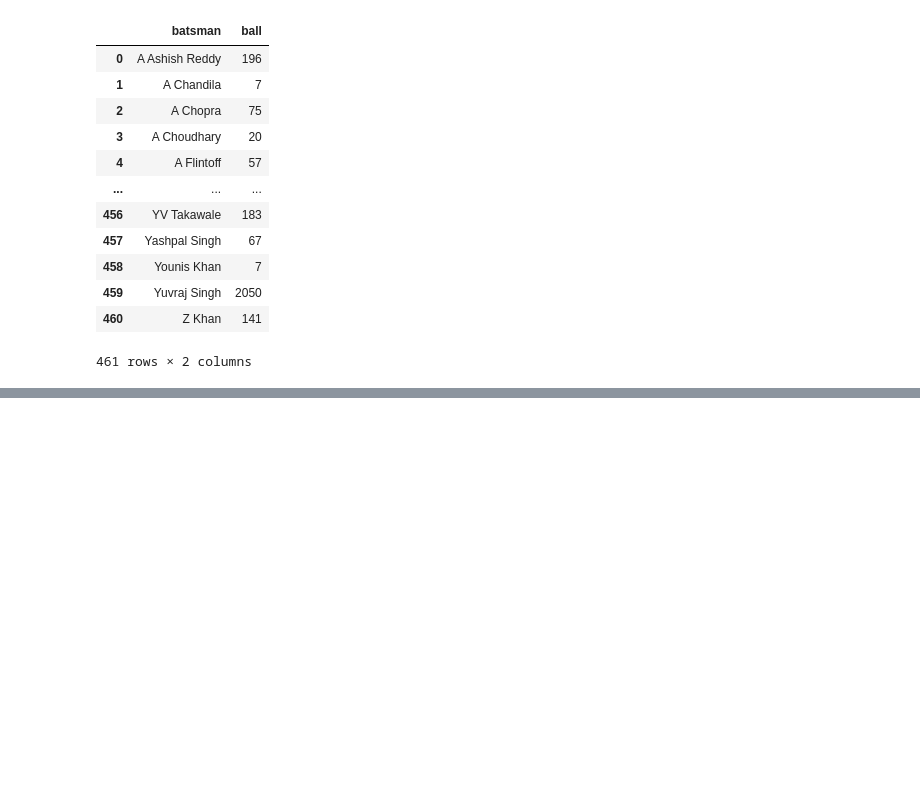
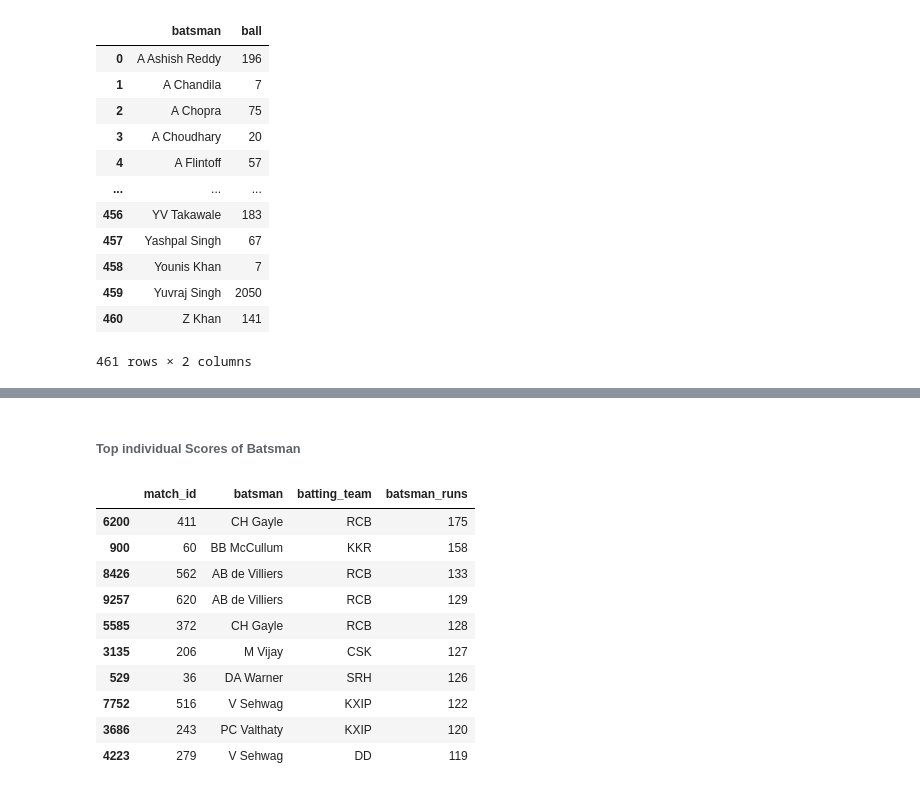
Before and after one commit to sheddyranking/IPL_Data_Analysis, a Jupyter notebook: deliveries_production.ipynb, the cells around one changed output, grey strips where cells are left out. Saved outputs shown, nothing was run; the diff lists cells and outputs as text; code cells hidden in the pictures; blank space fills up the shorter version.

```diff
--- a/deliveries_production.ipynb
+++ b/deliveries_production.ipynb
@@ -537,0 +544,16 @@ Name: batsman_runs, dtype: int64
+# %% [markdown]
+###### Top individual Scores of Batsman
+# %%
+df.groupby(['match_id','batsman','batting_team'])['batsman_runs'].sum().reset_index().sort_values(by='batsman_runs',ascending=False).head(10)
+# %% [output]
+|  | match_id | batsman | batting_team | batsman_runs |
+| 6200 | 411 | CH Gayle | RCB | 175 |
+| 900 | 60 | BB McCullum | KKR | 158 |
+| 8426 | 562 | AB de Villiers | RCB | 133 |
+| 9257 | 620 | AB de Villiers | RCB | 129 |
+| 5585 | 372 | CH Gayle | RCB | 128 |
+| 3135 | 206 | M Vijay | CSK | 127 |
+| 529 | 36 | DA Warner | SRH | 126 |
+| 7752 | 516 | V Sehwag | KXIP | 122 |
+| 3686 | 243 | PC Valthaty | KXIP | 120 |
+| 4223 | 279 | V Sehwag | DD | 119 |
```
Also changed, not shown: parts of 33 cells of this notebook.
